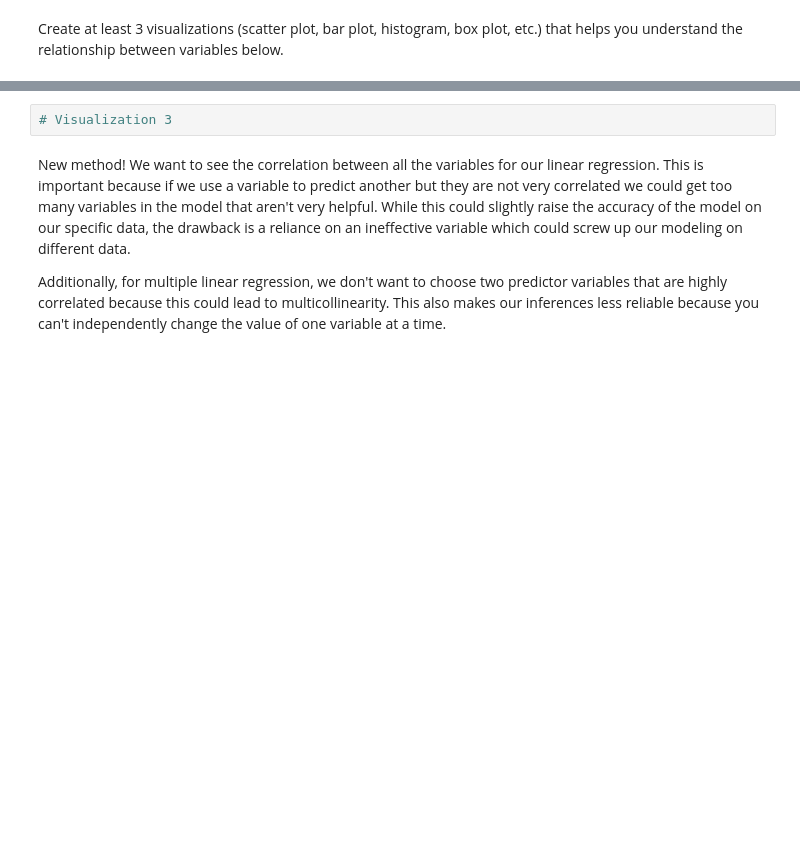
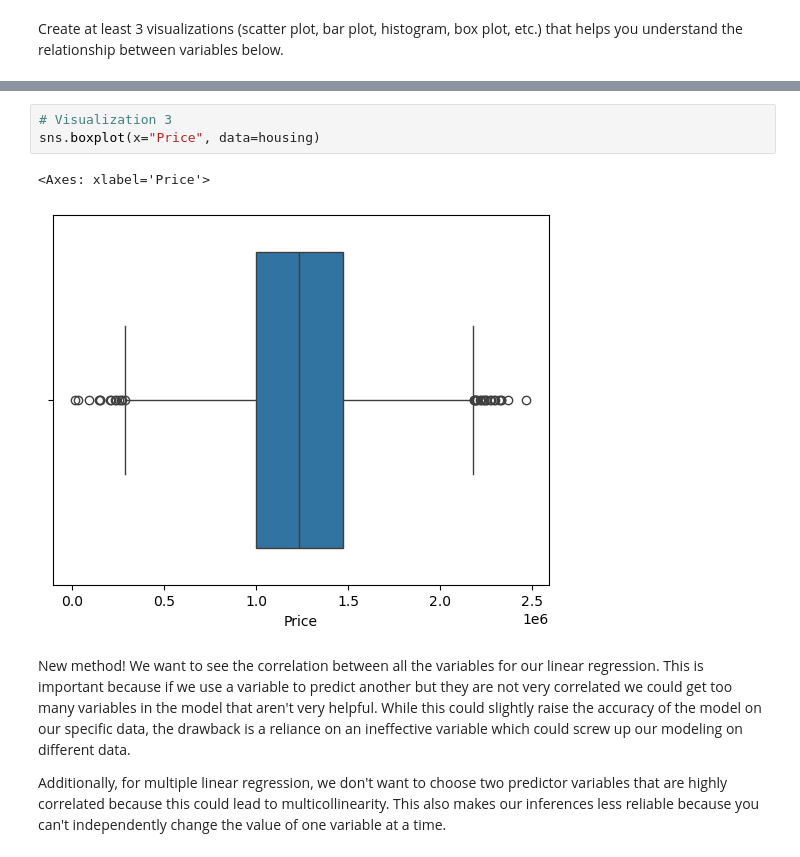
Before and after one commit to kyun33/JCP26Notebooks, a Jupyter notebook: Week_4_Modeling_and_Linear_Regression.ipynb, the cells around one changed output, grey strips where cells are left out. Saved outputs shown, nothing was run; the diff lists cells and outputs as text; blank space fills up the shorter version.

```diff
--- a/Week_4_Modeling_and_Linear_Regression.ipynb
+++ b/Week_4_Modeling_and_Linear_Regression.ipynb
@@ -38,5 +100,9 @@ Create at least 3 visualizations (scatter plot, bar plot, histogram, box plot, e
 # %%
 # Visualization 3
+sns.boxplot(x="Price", data=housing)
+# %% [output]
+<Axes: xlabel='Price'>
+[figure, added]
 # %% [markdown]
 New method! We want to see the correlation between all the variables for our linear regression. This is important because if we use a variable to predict another but they are not very correlated we could get too many variables in the model that aren't very helpful. While this could slightly raise the accuracy of the model on our specific data, the drawback is a reliance on an ineffective variable which could screw up our modeling on different data.
 
```
Also changed, not shown: parts of 35 cells of this notebook.
